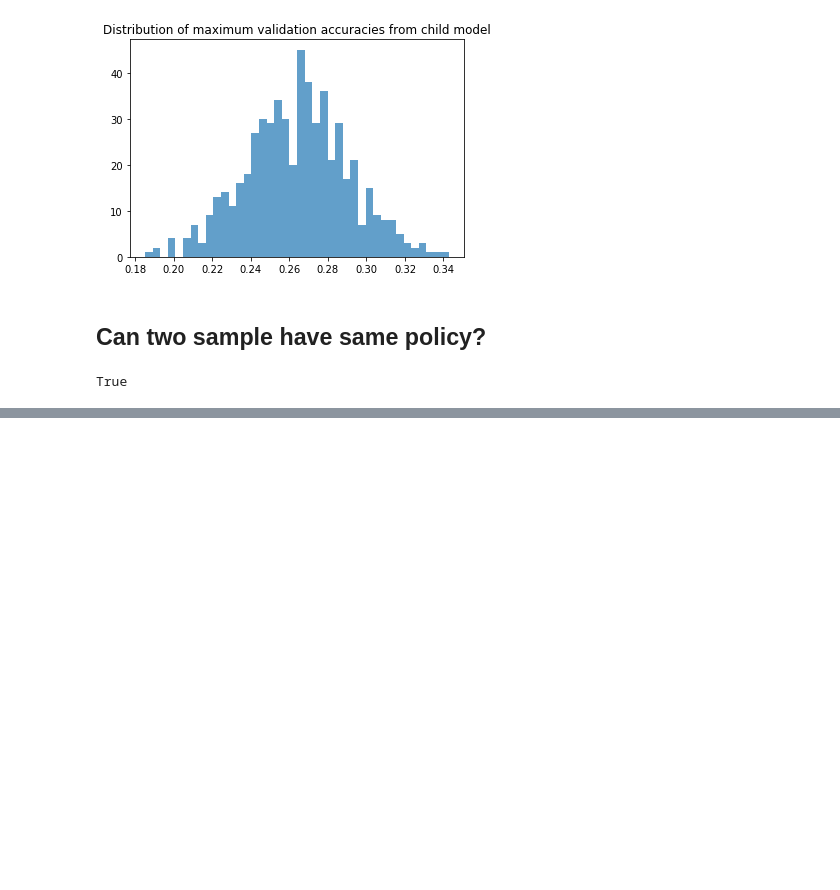
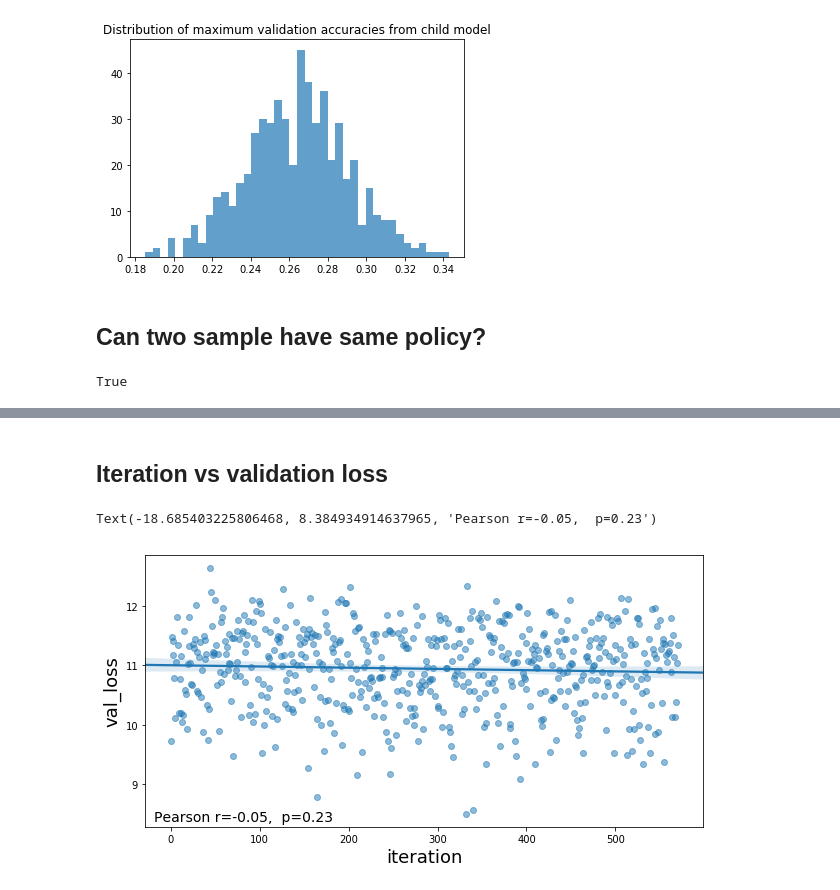
Before and after one commit to barisozmen/autoaugment, a Jupyter notebook: notebooks/02-BO-analysis-of-experiment-2019-1-27_10-42.ipynb, the cells around one changed output, grey strips where cells are left out. Cells and saved outputs as stored; diff of their text form; code cells hidden in the pictures; blank space fills up the shorter version.

Commit message:
trend of training and validation loss against iterations visualized

```diff
--- a/notebooks/02-BO-analysis-of-experiment-2019-1-27_10-42.ipynb
+++ b/notebooks/02-BO-analysis-of-experiment-2019-1-27_10-42.ipynb
@@ -49,0 +56,11 @@ True
+# %%
+rowList = []
+for f in os.listdir(EXPERIMENT_FOLDER_PATH):
+    if "child_history" in f:
+        hist_df = pd.read_csv(EXPERIMENT_FOLDER_PATH + f)
+        epoch = f.split(".")[0].replace("epoch","")
+        rowList.append([int(epoch), hist_df["val_loss"].min(), hist_df["loss"].min()])
+# %%
+loss_df = pd.DataFrame(rowList, columns=["epoch","val_loss","loss"])
+loss_df.sort_values("epoch", inplace=True)
+loss_df.head()
@@ -49,0 +74,15 @@ True
+# %% [markdown]
+## Iteration vs validation loss
+# %%
+r,p = pearsonr(loss_df["epoch"], loss_df["val_loss"])
+r=np.round(r,2)
+p=np.round(p,2)
+
+plt.figure(figsize=(10,5))
+sns.regplot(x="epoch", y="val_loss", data=loss_df, scatter_kws={"alpha":0.5})
+plt.xlabel("iteration", fontsize=18)
+plt.ylabel("val_loss", fontsize=18)
+plt.text(plt.xlim()[0]+10, plt.ylim()[0]+0.1, f"Pearson r={r},  p={p}", fontsize=14)
+# %% [output]
+Text(-18.685403225806468, 8.384934914637965, 'Pearson r=-0.05,  p=0.23')
+[figure, added]
```
Also changed, not shown: parts of 8 cells of this notebook.
